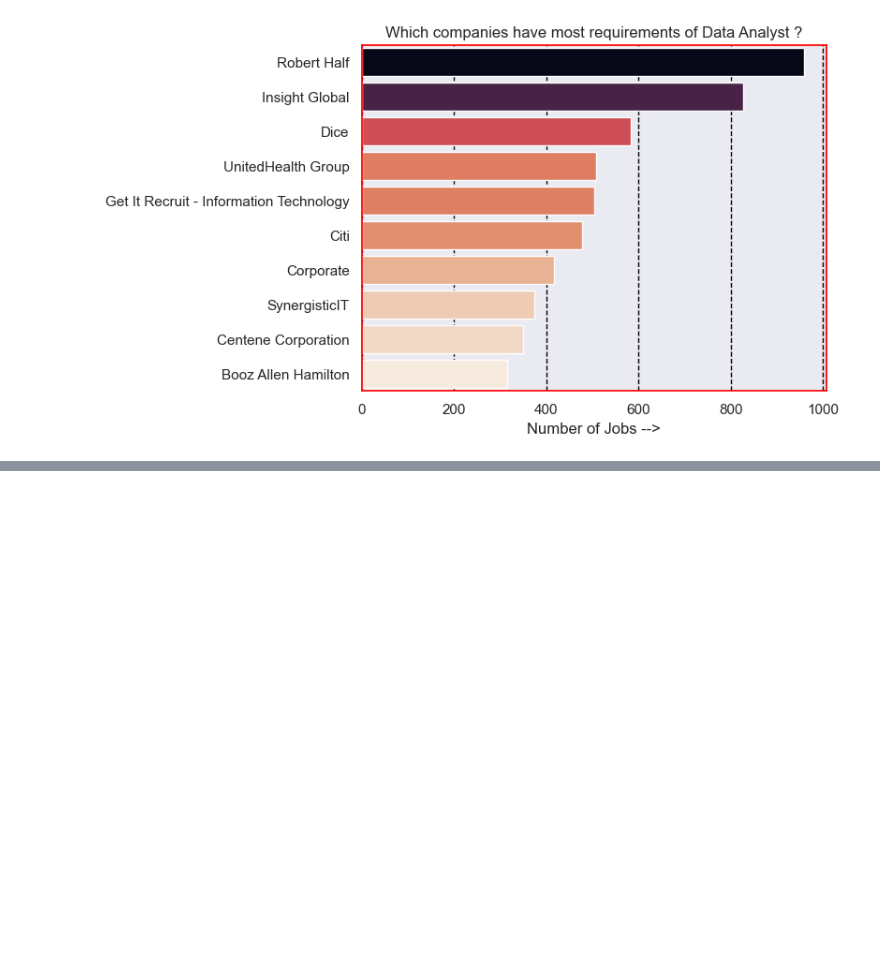
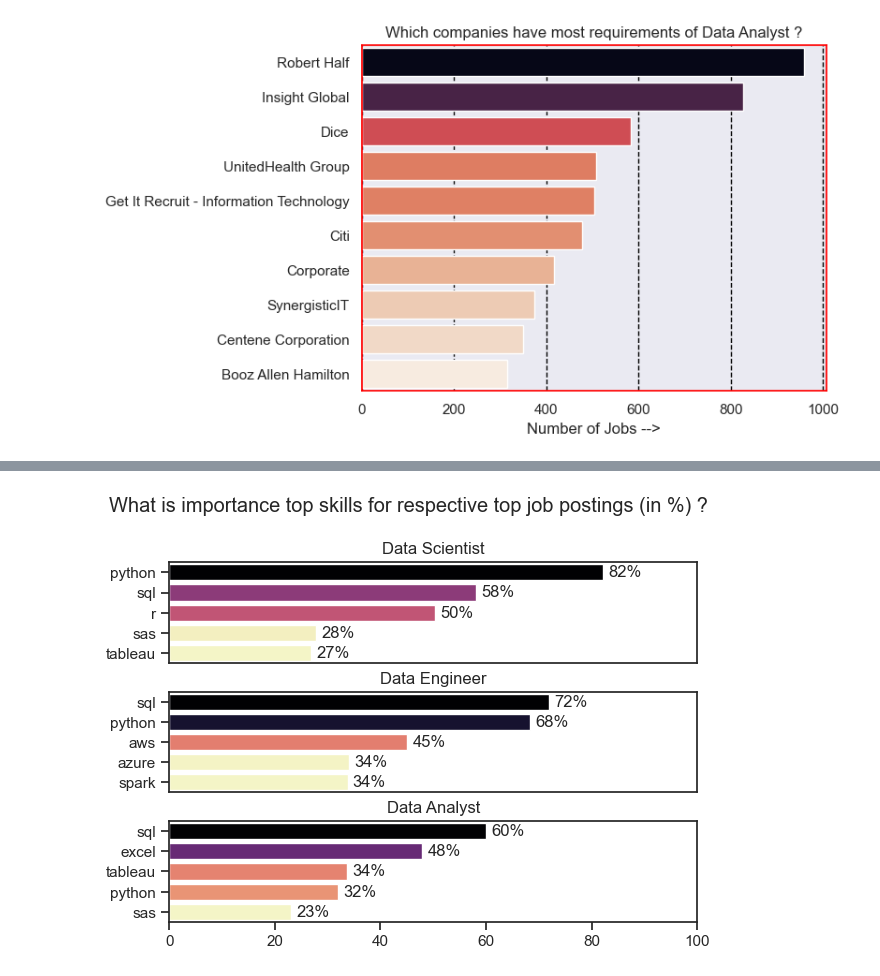
Before and after one commit to aliarafat1000/job-analysis-python-eda, a Jupyter notebook: job_analysis_eda.ipynb, the cells around one changed output, grey strips where cells are left out. Cells and saved outputs as stored; diff of their text form; code cells hidden in the pictures; blank space fills up the shorter version.

```diff
--- a/job_analysis_eda.ipynb
+++ b/job_analysis_eda.ipynb
@@ -56,0 +188,3 @@ plt.show()
+# %%
+skill_importance = pd.merge(final, temp, how='left', on='job_title_short')
+skill_importance
@@ -56,0 +208,2 @@ plt.show()
+# %%
+skill_importance['percentage'] = (skill_importance['skill_count']/skill_importance['job_total_count'])*100
@@ -56,0 +229,21 @@ plt.show()
+# %%
+fig, ax = plt.subplots(len(unique_job), 1)
+sns.set_theme(style='ticks')
+for i, job_title in enumerate(unique_job):
+    df_plot = skill_importance[skill_importance['job_title_short'] == job_title]
+    sns.barplot(data=df_plot, y='job_skills', x='percentage', ax=ax[i], hue='skill_count', palette='magma_r')
+    ax[i].set_title(job_title)
+    ax[i].set_ylabel('')
+    ax[i].set_xlabel('')
+    ax[i].legend().set_visible(False)
+    ax[i].set_xlim(0,100)
+
+    for n, v in enumerate(df_plot['percentage']):
+        ax[i].text(v+1,n,f'{v:.0f}%', va='center')
+    if i != len(unique_job) - 1:
+        ax[i].set_xticks([])
+
+fig.suptitle("What is importance top skills for respective top job postings (in %) ?")
+plt.tight_layout(h_pad=.5)
+# %% [output]
+[figure, added]
```
Also changed, not shown: parts of 21 cells of this notebook.
